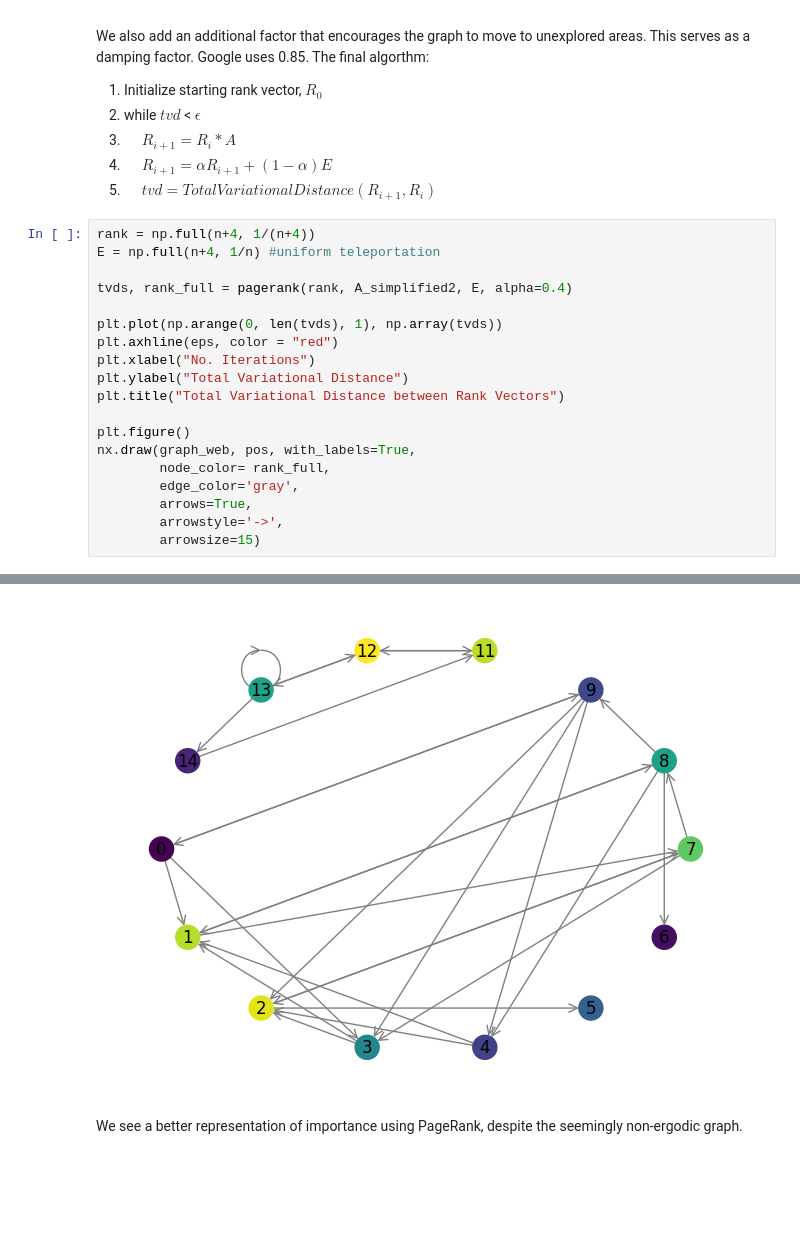
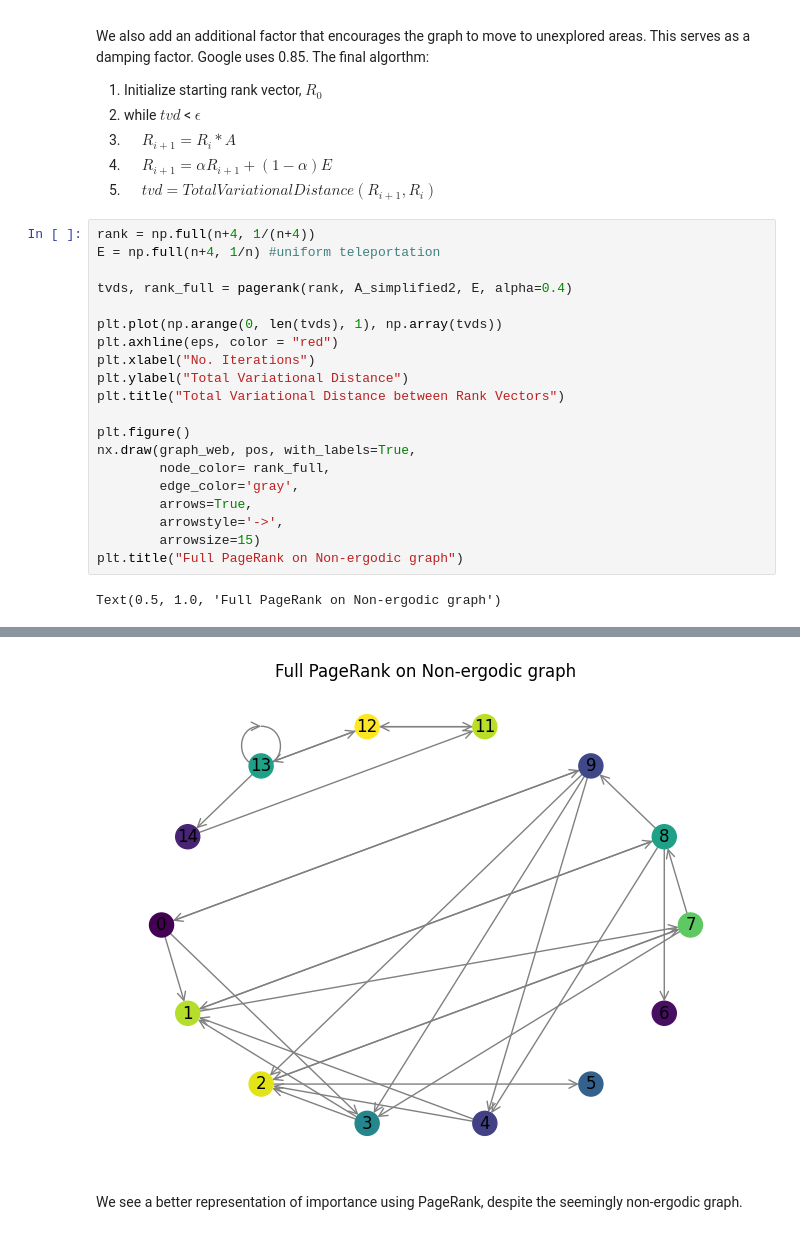
Before and after one commit to vviggyy/mc_pagerank, a Jupyter notebook: mc_pagerank.ipynb, the cells around one changed output, grey strips where cells are left out. Saved outputs shown, nothing was run; the diff lists cells and outputs as text; blank space fills up the shorter version.

```diff
--- a/mc_pagerank.ipynb
+++ b/mc_pagerank.ipynb
@@ -268,25 +270,27 @@ We also add an additional factor that encourages the graph to move to unexplored
 # %%
 rank = np.full(n+4, 1/(n+4))
 E = np.full(n+4, 1/n) #uniform teleportation
 
 tvds, rank_full = pagerank(rank, A_simplified2, E, alpha=0.4)
 
 plt.plot(np.arange(0, len(tvds), 1), np.array(tvds))
 plt.axhline(eps, color = "red")
 plt.xlabel("No. Iterations")
 plt.ylabel("Total Variational Distance")
 plt.title("Total Variational Distance between Rank Vectors")
 
 plt.figure()
 nx.draw(graph_web, pos, with_labels=True,
         node_color= rank_full,
         edge_color='gray',
         arrows=True,
         arrowstyle='->',
         arrowsize=15)
+plt.title("Full PageRank on Non-ergodic graph")
 # %% [output]
+Text(0.5, 1.0, 'Full PageRank on Non-ergodic graph')
 [figure]
-[figure, old version]
+[figure, new version]
 # %% [markdown]
 We see a better representation of importance using PageRank, despite the seemingly non-ergodic graph.
 # %% [markdown]
```
Also changed, not shown: parts of 20 cells of this notebook.
